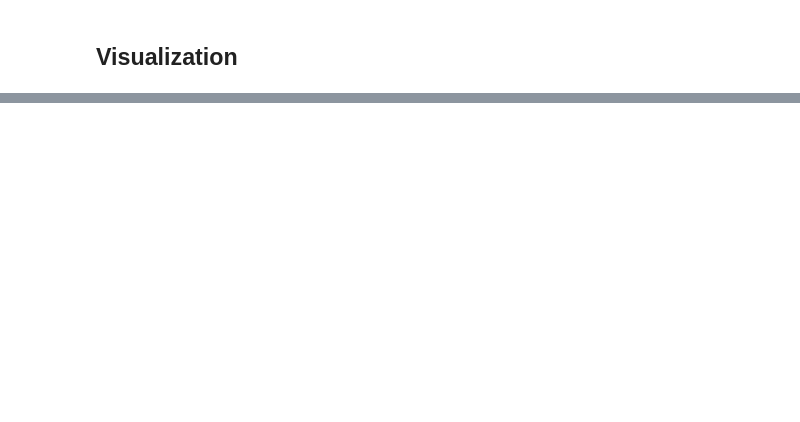
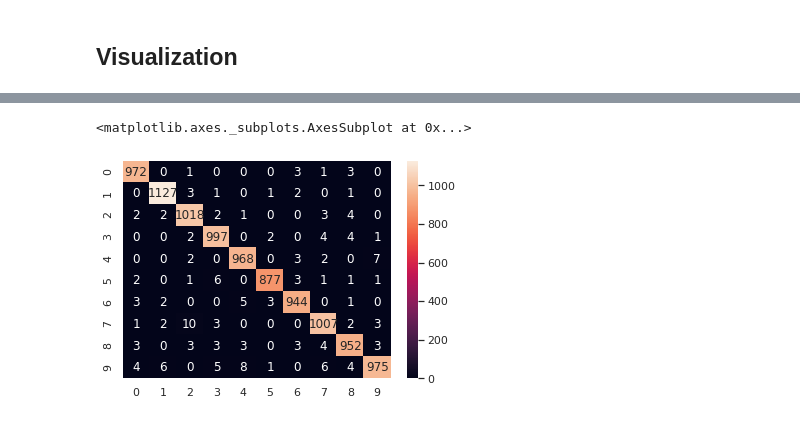
Before and after one commit to marcellmolnar/DeepLearningHomework, a Jupyter notebook: Homework.ipynb, the cells around one changed output, grey strips where cells are left out. Drawn from its saved outputs; the diff is of its cells as text; code cells hidden in the pictures; blank space fills up the shorter version.

```diff
--- a/Homework.ipynb
+++ b/Homework.ipynb
@@ -126,0 +189,22 @@ plt.show()
+# %%
+from keras.wrappers.scikit_learn import KerasClassifier
+from keras.callbacks import EarlyStopping
+
+keras_estimator = KerasClassifier(build_fn = create_tunable_model)
+
+early_stop = EarlyStopping(monitor = 'val_loss', min_delta = 0.1, patience = 5, verbose = 0)
+callbacks = [early_stop]
+
+keras_fit_params = {
+    #'callbacks': callbacks,
+    'epochs': 50,
+    'batch_size': 32,
+    'validation_data': (X_validation, y_validation),
+    'verbose': 2
+}
+
+keras_param_options = {
+    'dropout_rate': [0, 0.2, 0.5],
+    'kernel_sizes': [3, 5],
+    'activation_fun': ['relu', 'tanh']
+}
@@ -126,0 +215,11 @@ plt.show()
+# %%
+from sklearn.model_selection import GridSearchCV
+gridSearch_model = GridSearchCV(
+                        keras_estimator,
+                        param_grid = keras_param_options,
+                        scoring = 'neg_log_loss',
+                        cv = 3,  # Cross-val num of folds
+                        n_jobs = 1,
+                        verbose = 1)
+# %%
+gridSearch_model.fit(X_train, y_train, **keras_fit_params) # ~ a 1 hour 37 mins (on Tesla T4 GPU)
@@ -126,0 +282,3 @@ plt.show()
+# %%
+preds = gridSearch_model.predict(X_test)
+preds[0]
@@ -126,0 +290,9 @@ plt.show()
+# %%
+from sklearn.metrics import confusion_matrix
+conf=confusion_matrix(np.argmax(y_test,axis=1), preds)
+
+import seaborn as sns; sns.set()
+sns.heatmap(conf, annot=True, fmt='d')
+# %% [output]
+<matplotlib.axes._subplots.AxesSubplot at 0x...>
+[figure, added]
```
Also changed, not shown: parts of 37 cells of this notebook.
